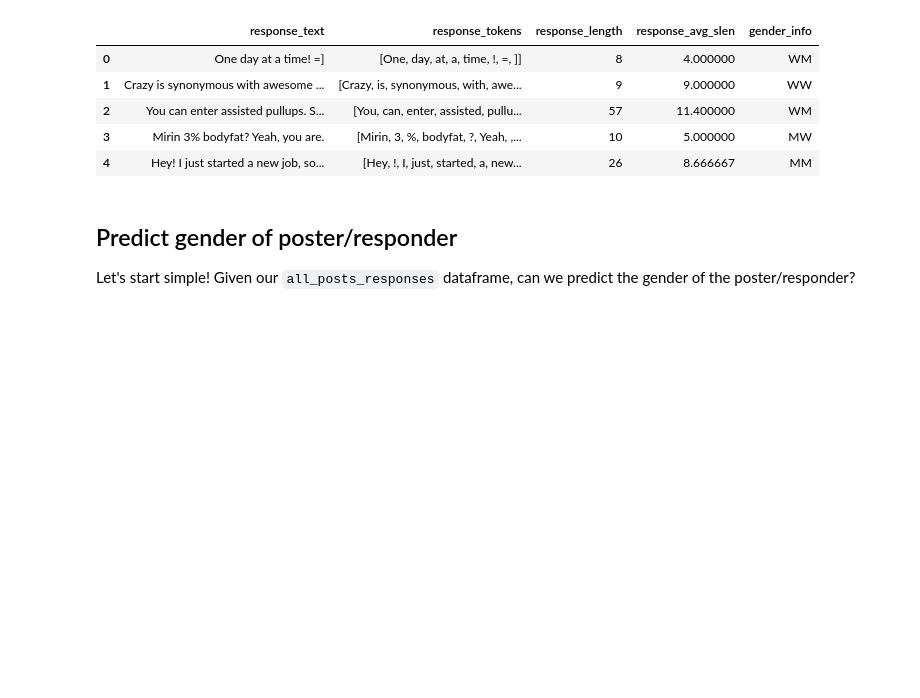
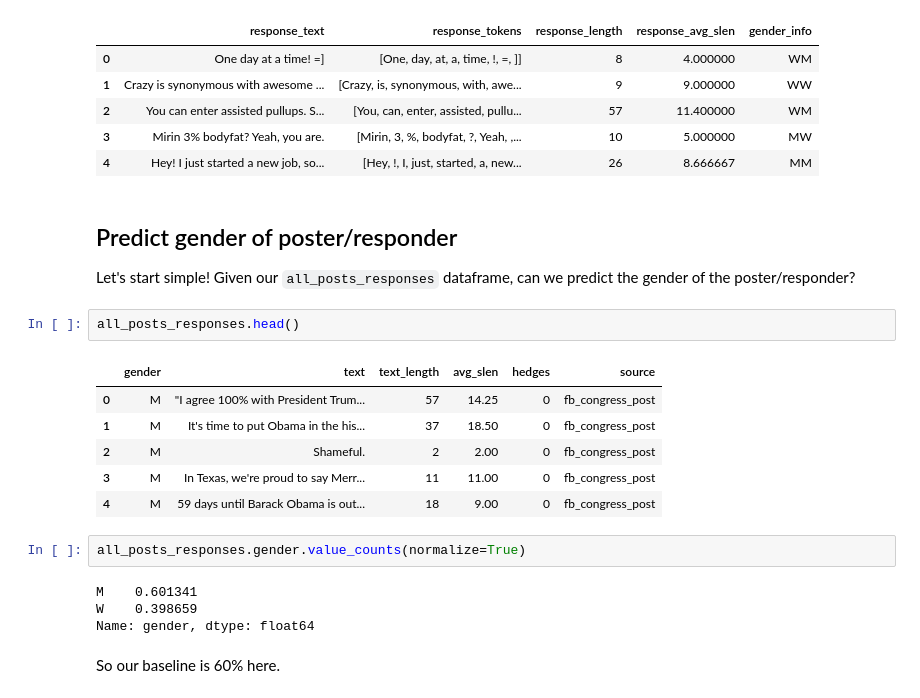
Before and after one commit to Data-Science-for-Linguists-2019/Gendered-Interaction-Online, a Jupyter notebook: machine_learning.ipynb, the cells around one changed output. Cells and saved outputs as stored; diff of their text form; blank space fills up the shorter version.

```diff
--- a/machine_learning.ipynb
+++ b/machine_learning.ipynb
@@ -221,3 +224,20 @@ See the caveats in the documentation: http://pandas.pydata.org/pandas-docs/stabl
 # %% [markdown]
 ## Predict gender of poster/responder
 Let's start simple! Given our `all_posts_responses` dataframe, can we predict the gender of the poster/responder?
+# %%
+all_posts_responses.head()
+# %% [output]
+|  | gender | text | text_length | avg_slen | hedges | source |
+| 0 | M | "I agree 100% with President Trum... | 57 | 14.25 | 0 | fb_congress_post |
+| 1 | M | It's time to put Obama in the his... | 37 | 18.50 | 0 | fb_congress_post |
+| 2 | M | Shameful. | 2 | 2.00 | 0 | fb_congress_post |
+| 3 | M | In Texas, we're proud to say Merr... | 11 | 11.00 | 0 | fb_congress_post |
+| 4 | M | 59 days until Barack Obama is out... | 18 | 9.00 | 0 | fb_congress_post |
+# %%
+all_posts_responses.gender.value_counts(normalize=True)
+# %% [output]
+M    0.601341
+W    0.398659
+Name: gender, dtype: float64
+# %% [markdown]
+So our baseline is 60% here.
```
Also changed, not shown: parts of 8 cells of this notebook.
